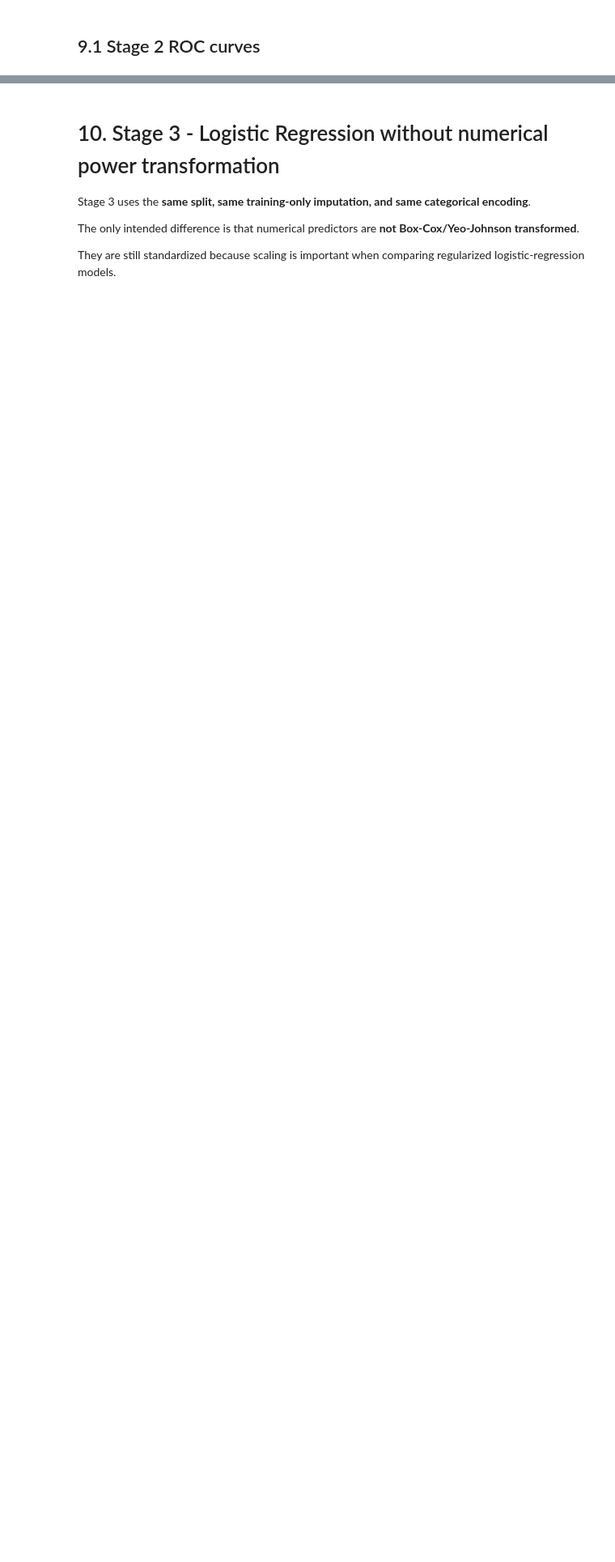
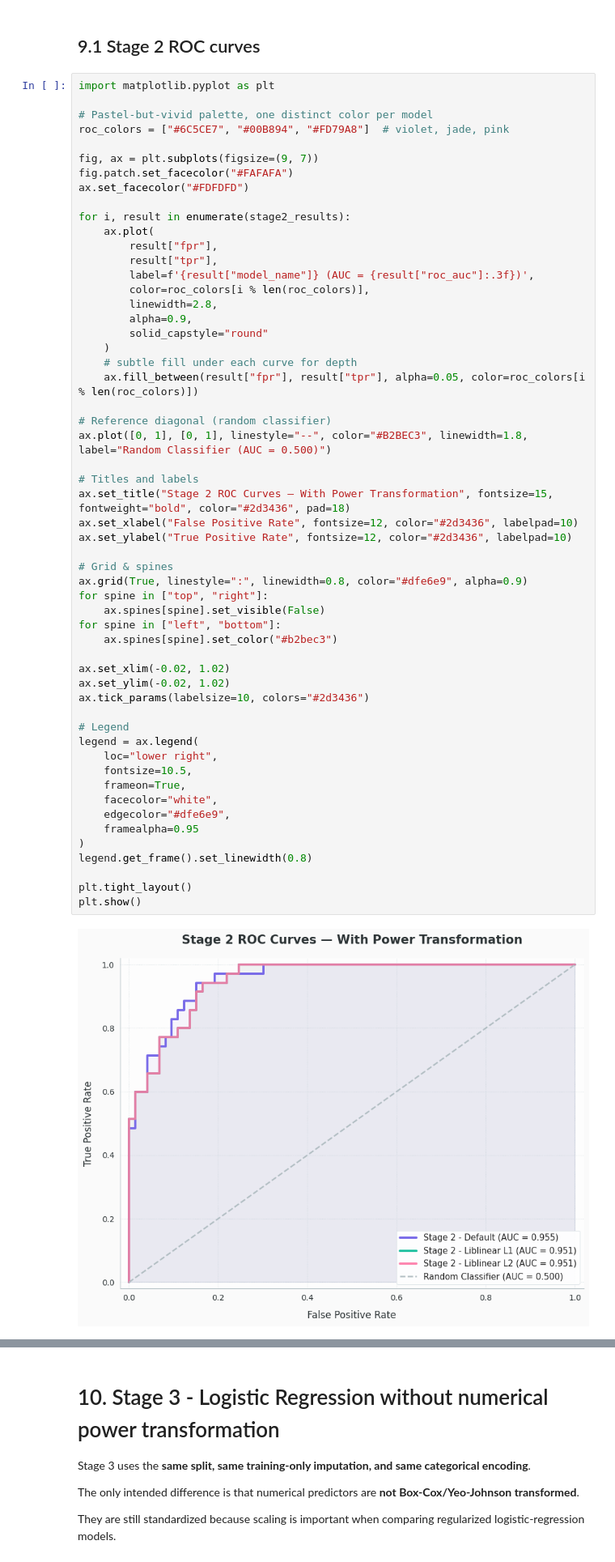
Before and after one commit to JoseAlberto88/Predictive-Analytics-, a Jupyter notebook: DAMO510_Module_06_Summer26_starter_notebook.ipynb, the cells around one changed output, grey strips where cells are left out. Shown at 81% size. Cells and saved outputs as stored; diff of their text form; blank space fills up the shorter version.

```diff
--- a/DAMO510_Module_06_Summer26_starter_notebook.ipynb
+++ b/DAMO510_Module_06_Summer26_starter_notebook.ipynb
@@ -1535,6 +1535,63 @@ Confusion Matrix:
 weighted avg     0.8687    0.8704    0.8682       108
 # %% [markdown]
 ## 9.1 Stage 2 ROC curves
+# %%
+import matplotlib.pyplot as plt
+
+# Pastel-but-vivid palette, one distinct color per model
+roc_colors = ["#6C5CE7", "#00B894", "#FD79A8"]  # violet, jade, pink
+
+fig, ax = plt.subplots(figsize=(9, 7))
+fig.patch.set_facecolor("#FAFAFA")
+ax.set_facecolor("#FDFDFD")
+
+for i, result in enumerate(stage2_results):
+    ax.plot(
+        result["fpr"],
+        result["tpr"],
+        label=f'{result["model_name"]} (AUC = {result["roc_auc"]:.3f})',
+        color=roc_colors[i % len(roc_colors)],
+        linewidth=2.8,
+        alpha=0.9,
+        solid_capstyle="round"
+    )
+    # subtle fill under each curve for depth
+    ax.fill_between(result["fpr"], result["tpr"], alpha=0.05, color=roc_colors[i % len(roc_colors)])
+
+# Reference diagonal (random classifier)
+ax.plot([0, 1], [0, 1], linestyle="--", color="#B2BEC3", linewidth=1.8, label="Random Classifier (AUC = 0.500)")
+
+# Titles and labels
+ax.set_title("Stage 2 ROC Curves — With Power Transformation", fontsize=15, fontweight="bold", color="#2d3436", pad=18)
+ax.set_xlabel("False Positive Rate", fontsize=12, color="#2d3436", labelpad=10)
+ax.set_ylabel("True Positive Rate", fontsize=12, color="#2d3436", labelpad=10)
+
+# Grid & spines
+ax.grid(True, linestyle=":", linewidth=0.8, color="#dfe6e9", alpha=0.9)
+for spine in ["top", "right"]:
+    ax.spines[spine].set_visible(False)
+for spine in ["left", "bottom"]:
+    ax.spines[spine].set_color("#b2bec3")
+
+ax.set_xlim(-0.02, 1.02)
+ax.set_ylim(-0.02, 1.02)
+ax.tick_params(labelsize=10, colors="#2d3436")
+
+# Legend
+legend = ax.legend(
+    loc="lower right",
+    fontsize=10.5,
+    frameon=True,
+    facecolor="white",
+    edgecolor="#dfe6e9",
+    framealpha=0.95
+)
+legend.get_frame().set_linewidth(0.8)
+
+plt.tight_layout()
+plt.show()
+# %% [output]
+[figure, added]
 # %%
 # %% [output]
 [figure]
```
